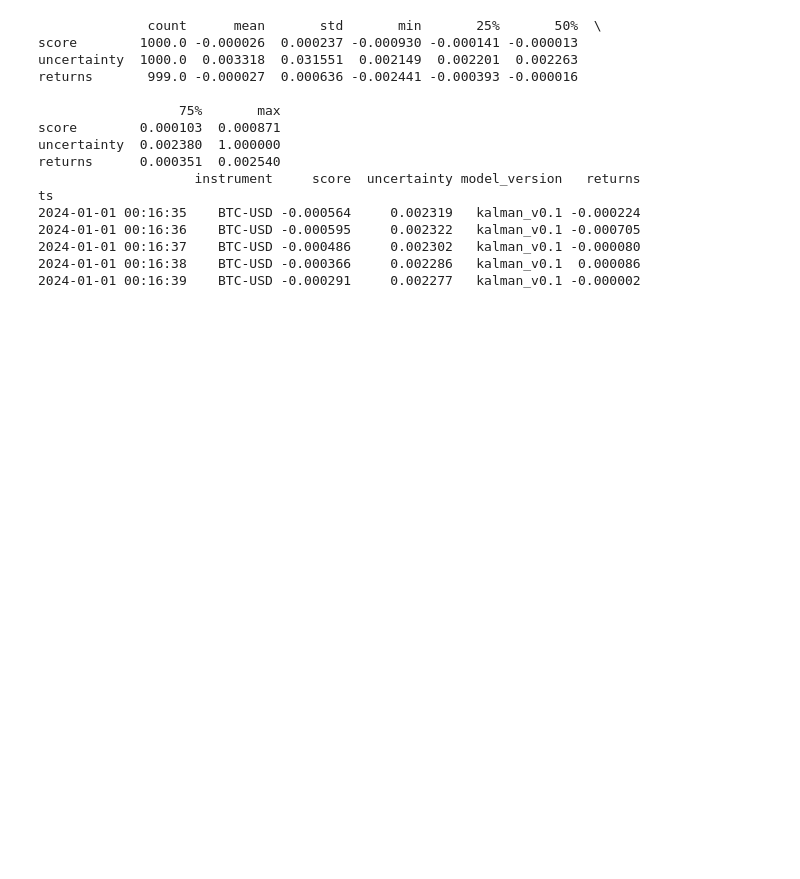
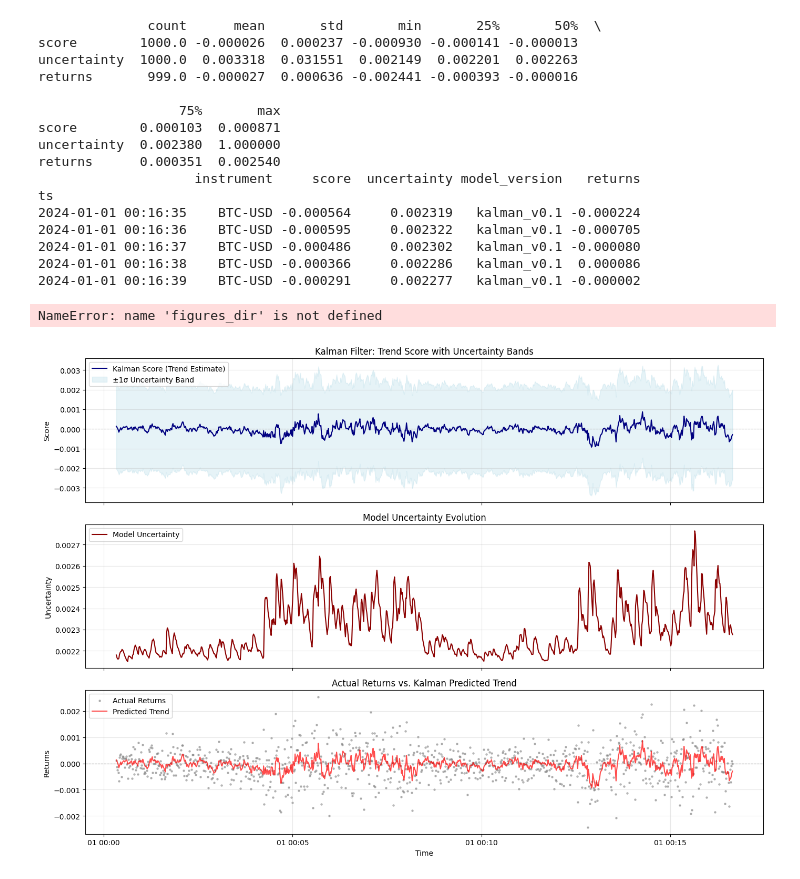
Before and after one commit to IvanValBozhanin/AMIE, a Jupyter notebook: AMIE_v0.1.ipynb, the cells around one changed output. Saved outputs shown, nothing was run; the diff lists cells and outputs as text; code cells hidden in the pictures; blank space fills up the shorter version.

```diff
--- a/AMIE_v0.1.ipynb
+++ b/AMIE_v0.1.ipynb
@@ -254,5 +381,7 @@ ts
 # %%
-# 4) Kalman -> score, uncertainty
+# ============================================================================
+# CELL 4: Kalman Filter - Generate Signals
+# ============================================================================
 from amie.models.kalman import KalmanFilter
 
 kalman_settings = {
@@ -280,4 +409,51 @@ if not post_warmup_signals.empty:
 
 print(signals_df[["score", "uncertainty", "returns"]].describe().T)
 print(signals_df.tail(5))
+
+# VISUALIZATION 2: Kalman Filter Score and Uncertainty
+fig, axes = plt.subplots(3, 1, figsize=(14, 10), sharex=True)
+
+# Score over time with confidence bands
+axes[0].plot(signals_df.index[warmup_len:],
+             signals_df["score"].iloc[warmup_len:],
+             linewidth=1.5, label="Kalman Score (Trend Estimate)", color="navy")
+axes[0].fill_between(
+    signals_df.index[warmup_len:],
+    signals_df["score"].iloc[warmup_len:] - signals_df["uncertainty"].iloc[warmup_len:],
+    signals_df["score"].iloc[warmup_len:] + signals_df["uncertainty"].iloc[warmup_len:],
+    alpha=0.3, label="±1σ Uncertainty Band", color="lightblue"
+)
+axes[0].axhline(0, color="gray", linestyle="--", linewidth=0.8, alpha=0.5)
+axes[0].set_ylabel("Score")
+axes[0].set_title("Kalman Filter: Trend Score with Uncertainty Bands")
+axes[0].legend(loc="upper left")
+axes[0].grid(True, alpha=0.3)
+
+# Uncertainty over time
+axes[1].plot(signals_df.index[warmup_len:],
+             signals_df["uncertainty"].iloc[warmup_len:],
+             linewidth=1.5, color="darkred", label="Model Uncertainty")
+axes[1].set_ylabel("Uncertainty")
+axes[1].set_title("Model Uncertainty Evolution")
+axes[1].legend(loc="upper left")
+axes[1].grid(True, alpha=0.3)
+
+# Actual returns vs predicted trend
+axes[2].scatter(signals_df.index[warmup_len:],
+                signals_df["returns"].iloc[warmup_len:],
+                s=5, alpha=0.5, label="Actual Returns", color="gray")
+axes[2].plot(signals_df.index[warmup_len:],
+             signals_df["score"].iloc[warmup_len:],
+             linewidth=1.5, label="Predicted Trend", color="red", alpha=0.7)
+axes[2].axhline(0, color="black", linestyle="--", linewidth=0.8, alpha=0.5)
+axes[2].set_ylabel("Returns")
+axes[2].set_xlabel("Time")
+axes[2].set_title("Actual Returns vs. Kalman Predicted Trend")
+axes[2].legend(loc="upper left")
+axes[2].grid(True, alpha=0.3)
+
+plt.tight_layout()
+plt.savefig(figures_dir / "kalman_signals.png", bbox_inches="tight")
+plt.close()
+print(f"Saved: {figures_dir / 'kalman_signals.png'}")
 # %% [output]
@@ -285,17 +461,19 @@ print(signals_df.tail(5))
               count      mean       std       min       25%       50%  \
 score        1000.0 -0.000026  0.000237 -0.000930 -0.000141 -0.000013
 uncertainty  1000.0  0.003318  0.031551  0.002149  0.002201  0.002263
 returns       999.0 -0.000027  0.000636 -0.002441 -0.000393 -0.000016
 
                   75%       max
 score        0.000103  0.000871
 uncertainty  0.002380  1.000000
 returns      0.000351  0.002540
                     instrument     score  uncertainty model_version   returns
 ts
 2024-01-01 00:16:35    BTC-USD -0.000564     0.002319   kalman_v0.1 -0.000224
 2024-01-01 00:16:36    BTC-USD -0.000595     0.002322   kalman_v0.1 -0.000705
 2024-01-01 00:16:37    BTC-USD -0.000486     0.002302   kalman_v0.1 -0.000080
 2024-01-01 00:16:38    BTC-USD -0.000366     0.002286   kalman_v0.1  0.000086
 2024-01-01 00:16:39    BTC-USD -0.000291     0.002277   kalman_v0.1 -0.000002
+NameError: name 'figures_dir' is not defined
+[figure, added]
 # %%
```
Also changed, not shown: parts of 6 cells of this notebook, 4 other files.
